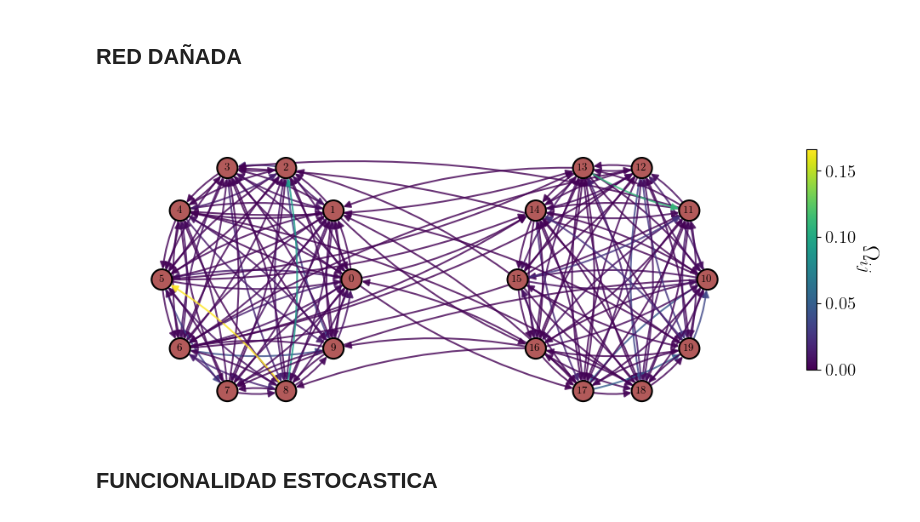
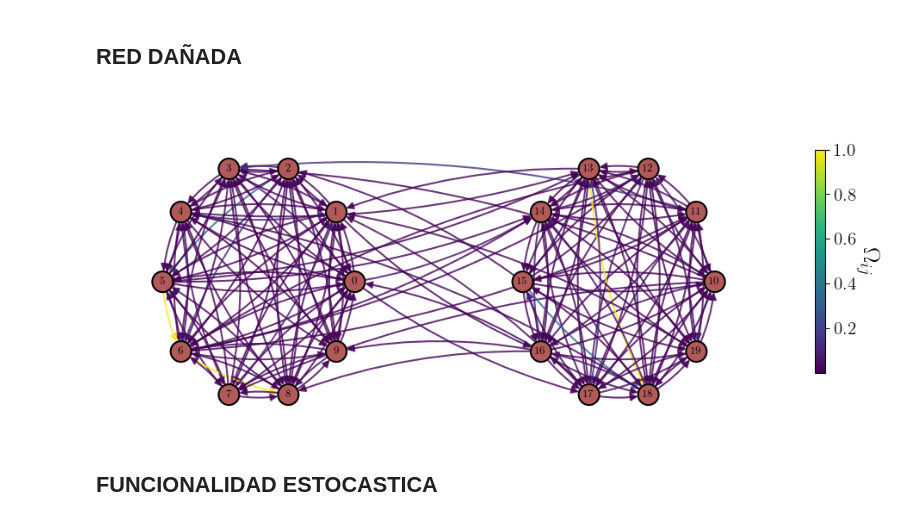
Before and after one commit to khernandezl048/Kuramoto-Redes, a Jupyter notebook: Simulacion/Reparacion_Kuramoto/Estocastica/Graficas_Reparacion.ipynb, the cells around one changed output. Saved outputs shown, nothing was run; the diff lists cells and outputs as text; code cells hidden in the pictures.

```diff
--- a/Simulacion/Reparacion_Kuramoto/Estocastica/Graficas_Reparacion.ipynb
+++ b/Simulacion/Reparacion_Kuramoto/Estocastica/Graficas_Reparacion.ipynb
@@ -25,7 +25,7 @@ G = nx.from_numpy_array(A, create_using=nx.DiGraph)
 
 # Seleccionamos una matriz de peso dañada (por ejemplo, la primera simulación)
 # Omega_damage_list[0]
-weights_matrix = Omega_damage_list[2]
+weights_matrix = Omega_damage_list[999]
 
 # 2. Definir posiciones (Mantenemos tu estructura de dos comunidades)
 N_com = 10
@@ -47,33 +47,33 @@ weights = [weights_matrix[u, v] for u, v in edges]
 
 # 4. Dibujar Nodos
 nx.draw_networkx_nodes(G, pos, ax=ax, node_size=300, node_color=node_colors,
                        edgecolors='black', linewidths=1.5)
 
 # 5. Dibujar Aristas con Flechas y Curvatura
 # La curvatura (connectionstyle) es vital para ver flechas i->j y j->i por separado
 nx.draw_networkx_edges(G, pos, ax=ax, edgelist=edges,
                        width=1.5,
                        edge_color=weights, edge_cmap=plt.cm.viridis,
                        arrowstyle='-|>',
                        arrowsize=12,
                        connectionstyle='arc3,rad=0.1',
                        alpha=0.8)
 
 # 6. Etiquetas y Barra de Color
 nx.draw_networkx_labels(G, pos, ax=ax, font_size=9, font_color='black', font_weight='bold')
 
 sm = plt.cm.ScalarMappable(cmap=plt.cm.viridis, norm=plt.Normalize(vmin=np.min(weights), vmax=np.max(weights)))
 cbar = plt.colorbar(sm, ax=ax, shrink=0.7)
 cbar.set_label(r'$\Omega_{ij}$', rotation=270, labelpad=20, fontsize=20)
 cbar.ax.tick_params(labelsize=15)
 
 ax.axis('off')
 plt.tight_layout()
 
 savefig_name='Dos_comunidades.pdf'
 plt.savefig(savefig_name,bbox_inches="tight")
 plt.show()
 # %% [output]
-[figure, old version]
+[figure, new version]
 # %% [markdown]
 ## FUNCIONALIDAD ESTOCASTICA
```
Also changed, not shown: parts of 2 cells of this notebook, 4 other files.
